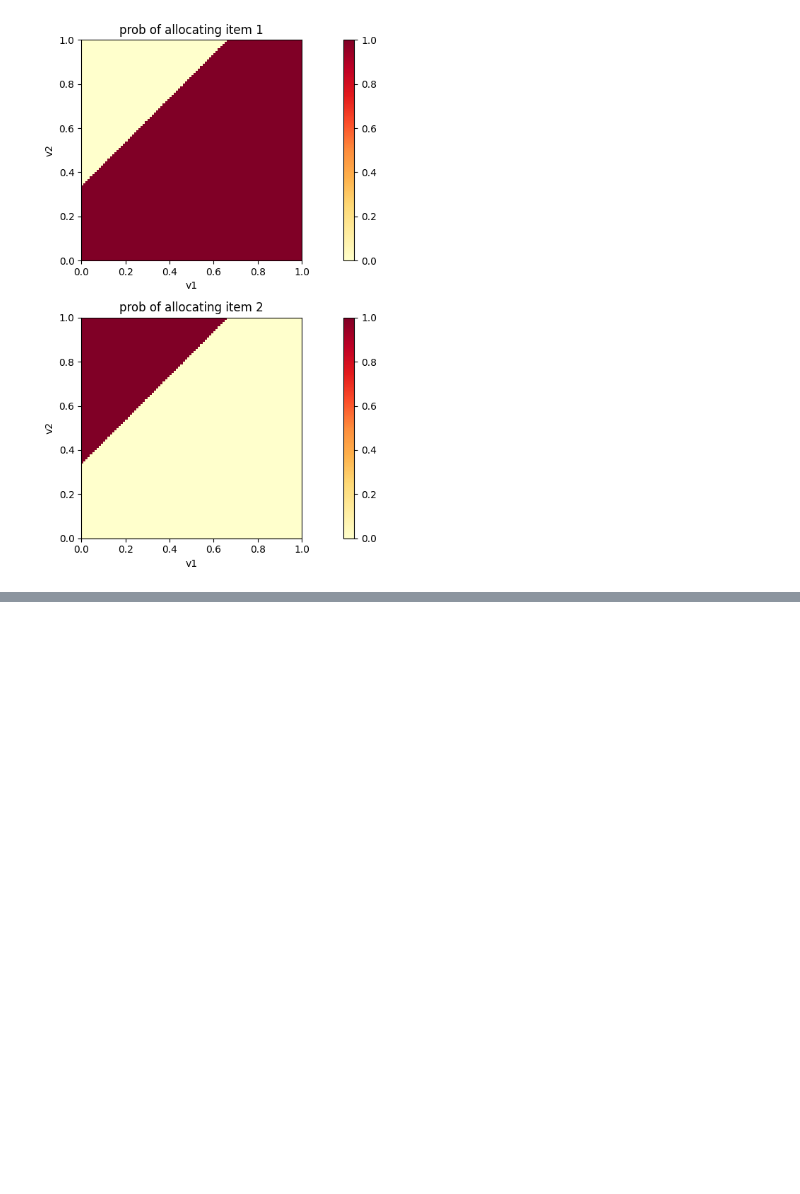
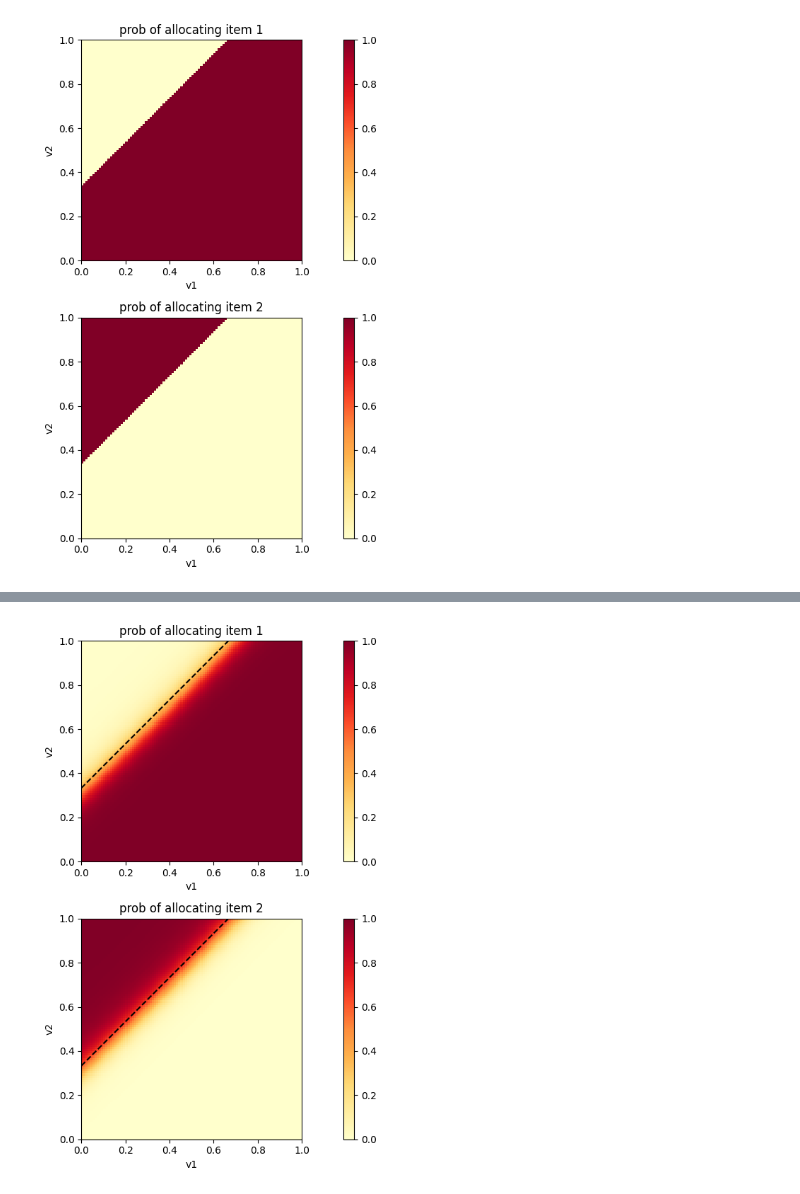
Before and after one commit to urolyi1/MechanismDesign, a Jupyter notebook: scaled_exact_one_1x2.ipynb, the cells around one changed output, grey strips where cells are left out. Saved outputs shown, nothing was run; the diff lists cells and outputs as text; code cells hidden in the pictures; blank space fills up the shorter version.

```diff
--- a/scaled_exact_one_1x2.ipynb
+++ b/scaled_exact_one_1x2.ipynb
@@ -203,0 +266,5 @@ pu.plot_12_model(exact_one_1x2_0_1_optimal_mechanism, 0.01, (0,1), (0,1))
+# %%
+model.sinkhorn_epsilon = 5e-2
+plot_12_model_opt(model.to('cpu'), 0.01)
+# %% [output]
+[figure, added]
```
Also changed, not shown: parts of 3 cells of this notebook.
